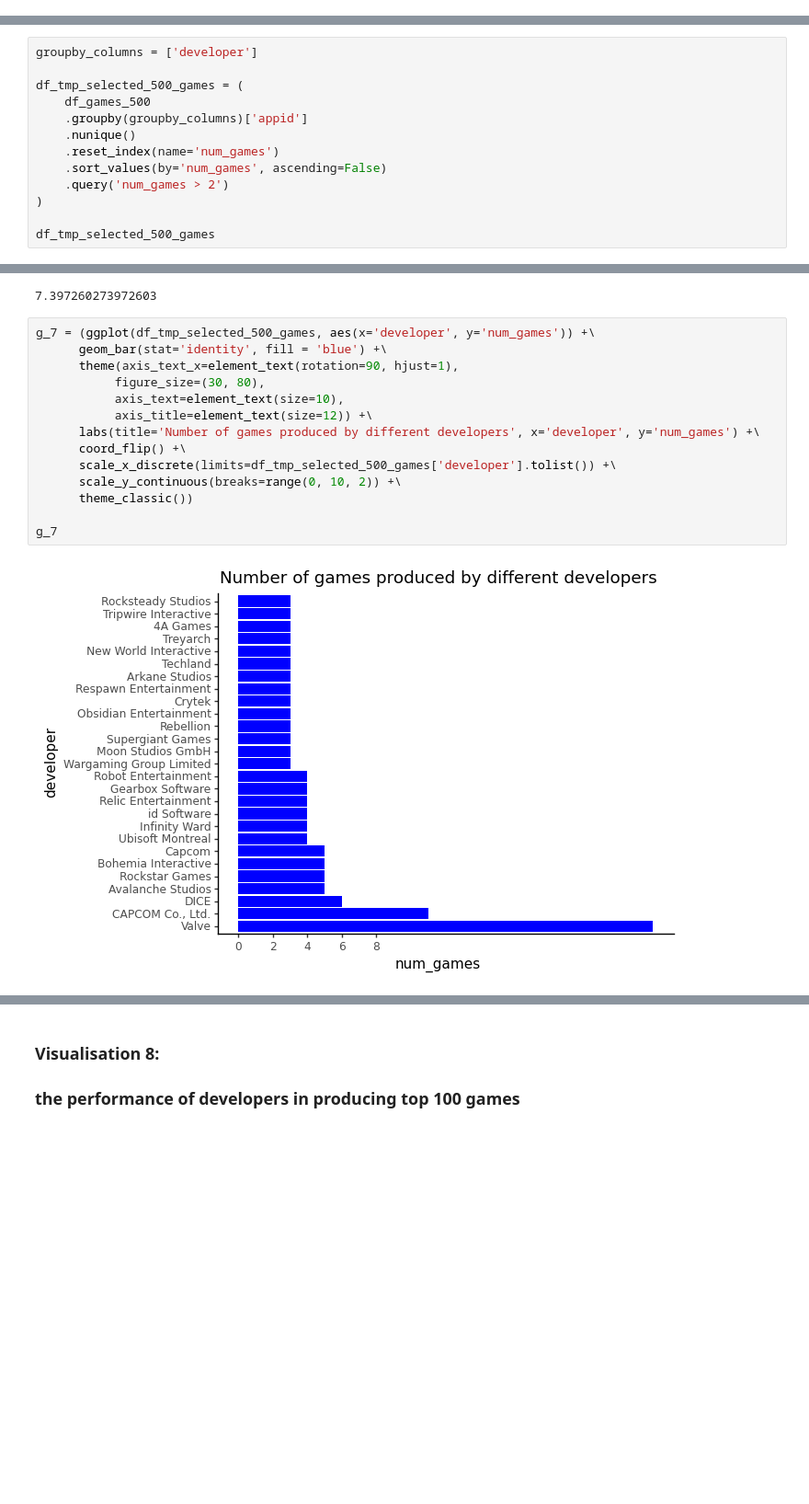
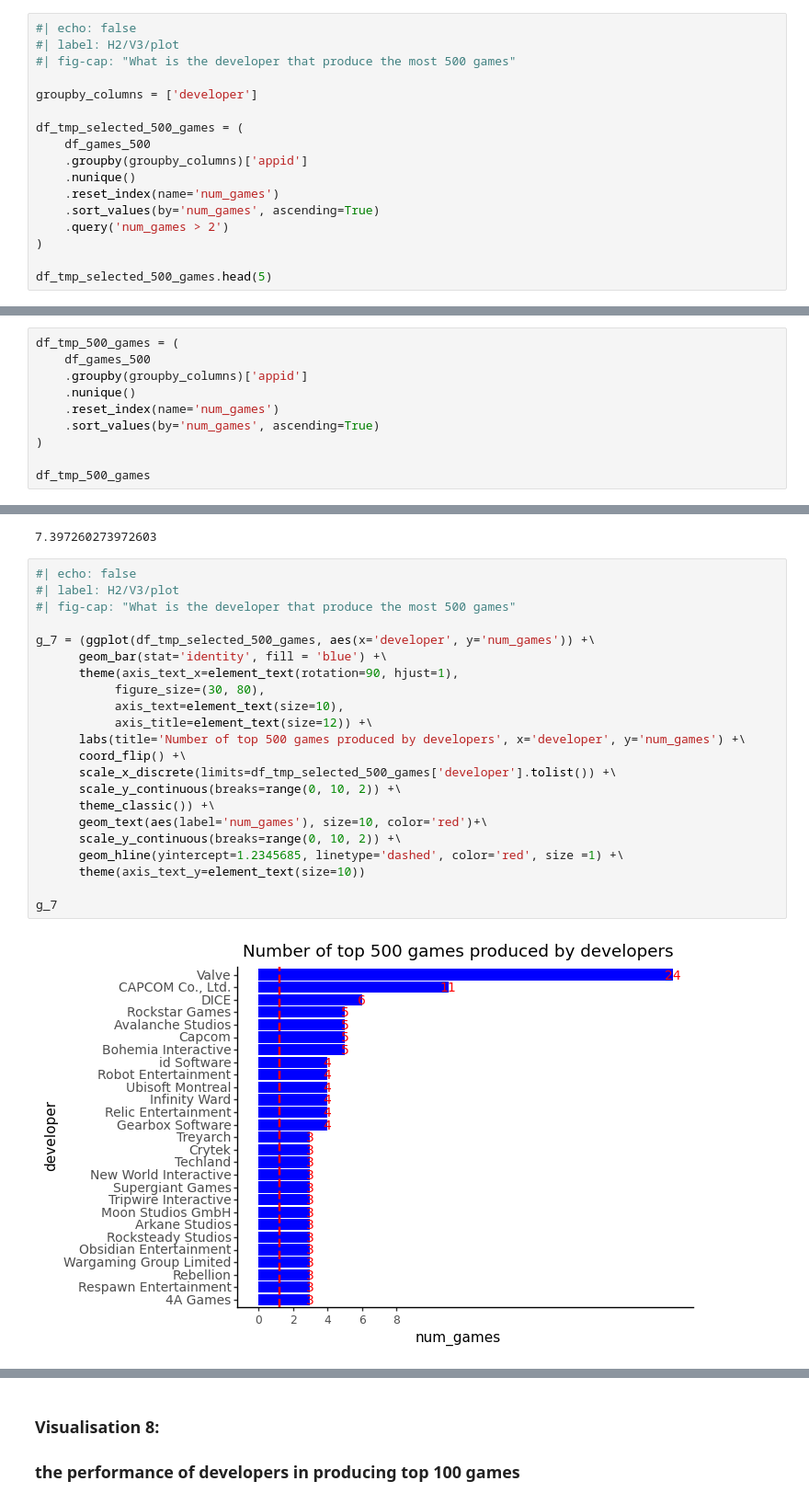
Before and after one commit to simondesh/DS105SuperStar, a Jupyter notebook: presentation/Pivoting.ipynb, the cells around one changed output, grey strips where cells are left out. Shown at 92% size. Drawn from its saved outputs; the diff is of its cells as text; blank space fills up the shorter version.

Commit message:
changes
I have made some changed to the pivoting book and also the index.qmd

```diff
--- a/presentation/Pivoting.ipynb
+++ b/presentation/Pivoting.ipynb
@@ -401,3 +400,20 @@ g_6
 # %% [markdown]
 ### Visualisation 7:
 ### what are the developers who created the most top 500 games
+# %%
+#| echo: false
+#| label: H2/V3/plot
+#| fig-cap: "What is the developer that produce the most 500 games"
+
+groupby_columns = ['developer']
+
+df_tmp_selected_500_games = (
+    df_games_500
+    .groupby(groupby_columns)['appid']
+    .nunique()
+    .reset_index(name='num_games')
+    .sort_values(by='num_games', ascending=True)
+    .query('num_games > 2')
+)
+
+df_tmp_selected_500_games.head(5)
@@ -404,15 +427,12 @@ g_6
 # %%
-groupby_columns = ['developer']
-
-df_tmp_selected_500_games = (
+df_tmp_500_games = (
     df_games_500
     .groupby(groupby_columns)['appid']
     .nunique()
     .reset_index(name='num_games')
-    .sort_values(by='num_games', ascending=False)
-    .query('num_games > 2')
+    .sort_values(by='num_games', ascending=True)
 )
 
-df_tmp_selected_500_games
+df_tmp_500_games
 # %% [output]
 |  | developer | num_games |
@@ -466,18 +460,26 @@ proportion
 # %% [output]
 7.397260273972603
 # %%
+#| echo: false
+#| label: H2/V3/plot
+#| fig-cap: "What is the developer that produce the most 500 games"
+
 g_7 = (ggplot(df_tmp_selected_500_games, aes(x='developer', y='num_games')) +\
       geom_bar(stat='identity', fill = 'blue') +\
       theme(axis_text_x=element_text(rotation=90, hjust=1),
            figure_size=(30, 80),
            axis_text=element_text(size=10),
            axis_title=element_text(size=12)) +\
-      labs(title='Number of games produced by different developers', x='developer', y='num_games') +\
+      labs(title='Number of top 500 games produced by developers', x='developer', y='num_games') +\
       coord_flip() +\
       scale_x_discrete(limits=df_tmp_selected_500_games['developer'].tolist()) +\
       scale_y_continuous(breaks=range(0, 10, 2)) +\
-      theme_classic())
+      theme_classic()) +\
+      geom_text(aes(label='num_games'), size=10, color='red')+\
+      scale_y_continuous(breaks=range(0, 10, 2)) +\
+      geom_hline(yintercept=1.2345685, linetype='dashed', color='red', size =1) +\
+      theme(axis_text_y=element_text(size=10))
 
 g_7
 # %% [output]
-[figure, old version]
+[figure, new version]
```
Also changed, not shown: parts of 24 cells of this notebook, 24 other files.
